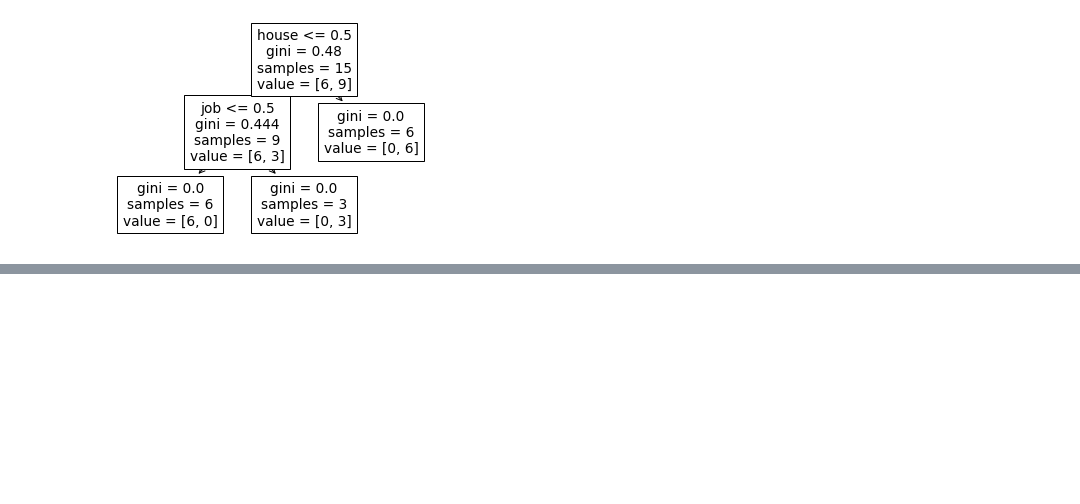
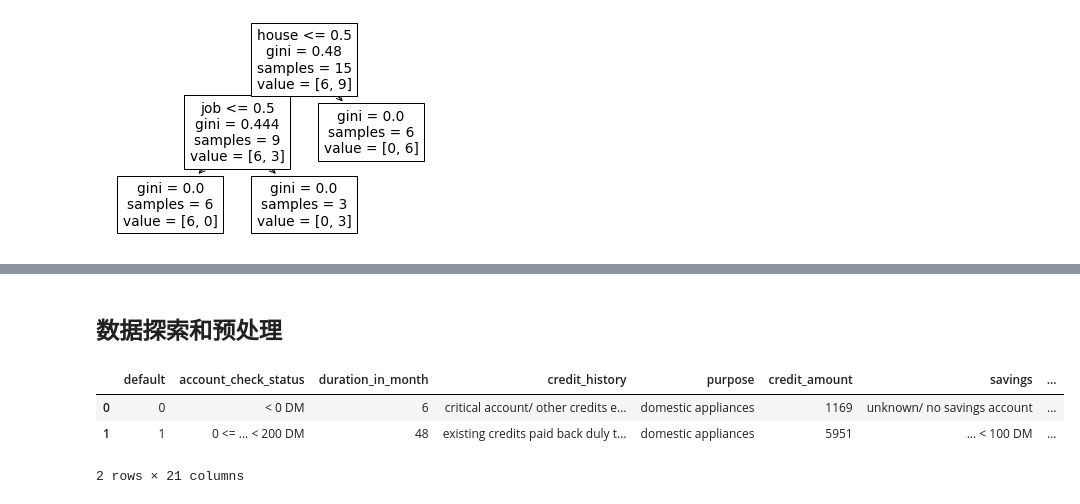
Before and after one commit to longfengpili/ML_algorithm_engineer_camp, a Jupyter notebook: 第四章、决策树.ipynb, the cells around one changed output, grey strips where cells are left out. Saved outputs shown, nothing was run; the diff lists cells and outputs as text; code cells hidden in the pictures; blank space fills up the shorter version.

```diff
--- a/第四章、决策树.ipynb
+++ b/第四章、决策树.ipynb
@@ -271,0 +284,10 @@ array(['yes'], dtype='<U11')
+# %% [markdown]
+## 数据探索和预处理
+# %%
+credit = pd.read_csv("./data/4_1.csv")
+credit.head(2)
+# %% [output]
+|  | default | account_check_status | duration_in_month | credit_history | purpose | credit_amount | savings | ... |
+| 0 | 0 | < 0 DM | 6 | critical account/ other credits e... | domestic appliances | 1169 | unknown/ no savings account | ... |
+| 1 | 1 | 0 <= ... < 200 DM | 48 | existing credits paid back duly t... | domestic appliances | 5951 | ... < 100 DM | ... |
+2 rows × 21 columns
```
Also changed, not shown: parts of 17 cells of this notebook, 2 other files.
